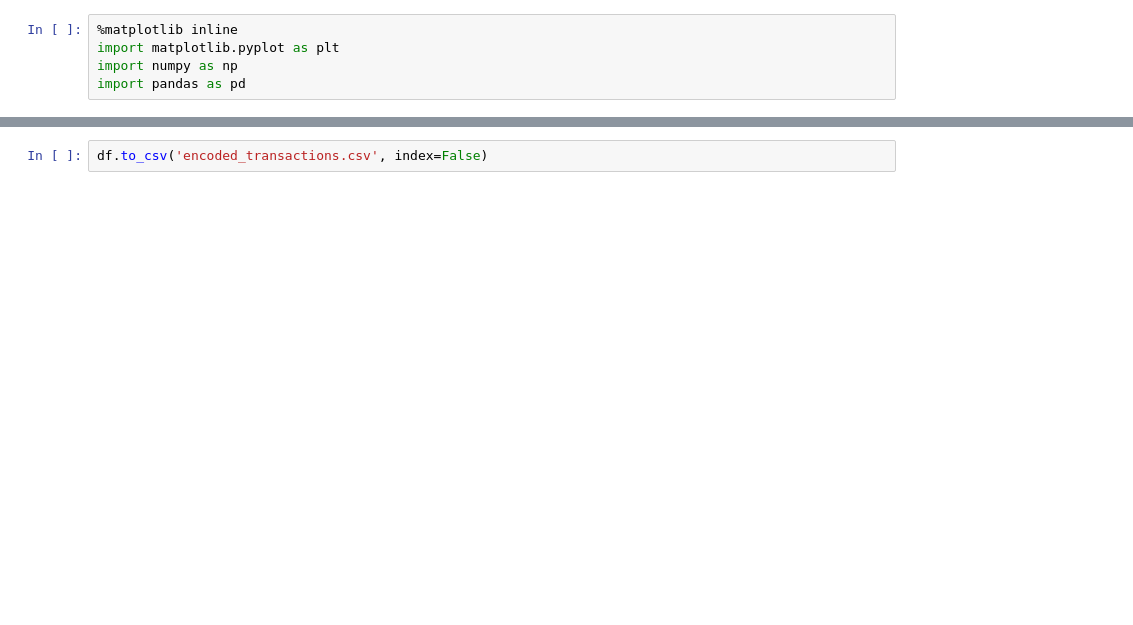
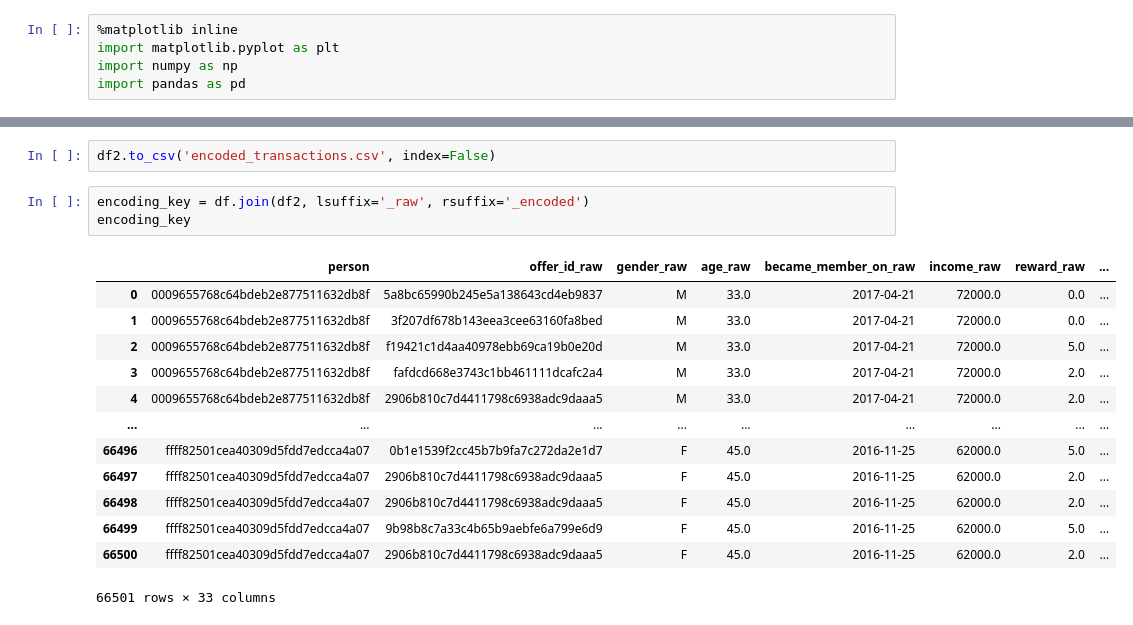
Before and after one commit to kehull/Project-3, a Jupyter notebook: Resources/models_kelly/encode_transactions.ipynb, the cells around one changed output, grey strips where cells are left out. Drawn from its saved outputs; the diff is of its cells as text; blank space fills up the shorter version.

Commit message:
create encoding keys

```diff
--- a/Resources/models_kelly/encode_transactions.ipynb
+++ b/Resources/models_kelly/encode_transactions.ipynb
@@ -109,2 +92,19 @@ df
 # %%
-df.to_csv('encoded_transactions.csv', index=False)
+df2.to_csv('encoded_transactions.csv', index=False)
+# %%
+encoding_key = df.join(df2, lsuffix='_raw', rsuffix='_encoded')
+encoding_key
+# %% [output]
+|  | person | offer_id_raw | gender_raw | age_raw | became_member_on_raw | income_raw | reward_raw | ... |
+| 0 | 0009655768c64bdeb2e877511632db8f | 5a8bc65990b245e5a138643cd4eb9837 | M | 33.0 | 2017-04-21 | 72000.0 | 0.0 | ... |
+| 1 | 0009655768c64bdeb2e877511632db8f | 3f207df678b143eea3cee63160fa8bed | M | 33.0 | 2017-04-21 | 72000.0 | 0.0 | ... |
+| 2 | 0009655768c64bdeb2e877511632db8f | f19421c1d4aa40978ebb69ca19b0e20d | M | 33.0 | 2017-04-21 | 72000.0 | 5.0 | ... |
+| 3 | 0009655768c64bdeb2e877511632db8f | fafdcd668e3743c1bb461111dcafc2a4 | M | 33.0 | 2017-04-21 | 72000.0 | 2.0 | ... |
+| 4 | 0009655768c64bdeb2e877511632db8f | 2906b810c7d4411798c6938adc9daaa5 | M | 33.0 | 2017-04-21 | 72000.0 | 2.0 | ... |
+| ... | ... | ... | ... | ... | ... | ... | ... | ... |
+| 66496 | ffff82501cea40309d5fdd7edcca4a07 | 0b1e1539f2cc45b7b9fa7c272da2e1d7 | F | 45.0 | 2016-11-25 | 62000.0 | 5.0 | ... |
+| 66497 | ffff82501cea40309d5fdd7edcca4a07 | 2906b810c7d4411798c6938adc9daaa5 | F | 45.0 | 2016-11-25 | 62000.0 | 2.0 | ... |
+| 66498 | ffff82501cea40309d5fdd7edcca4a07 | 2906b810c7d4411798c6938adc9daaa5 | F | 45.0 | 2016-11-25 | 62000.0 | 2.0 | ... |
+| 66499 | ffff82501cea40309d5fdd7edcca4a07 | 9b98b8c7a33c4b65b9aebfe6a799e6d9 | F | 45.0 | 2016-11-25 | 62000.0 | 5.0 | ... |
+| 66500 | ffff82501cea40309d5fdd7edcca4a07 | 2906b810c7d4411798c6938adc9daaa5 | F | 45.0 | 2016-11-25 | 62000.0 | 2.0 | ... |
+66501 rows × 33 columns
```
Also changed, not shown: parts of 10 cells of this notebook, 8 other files.
